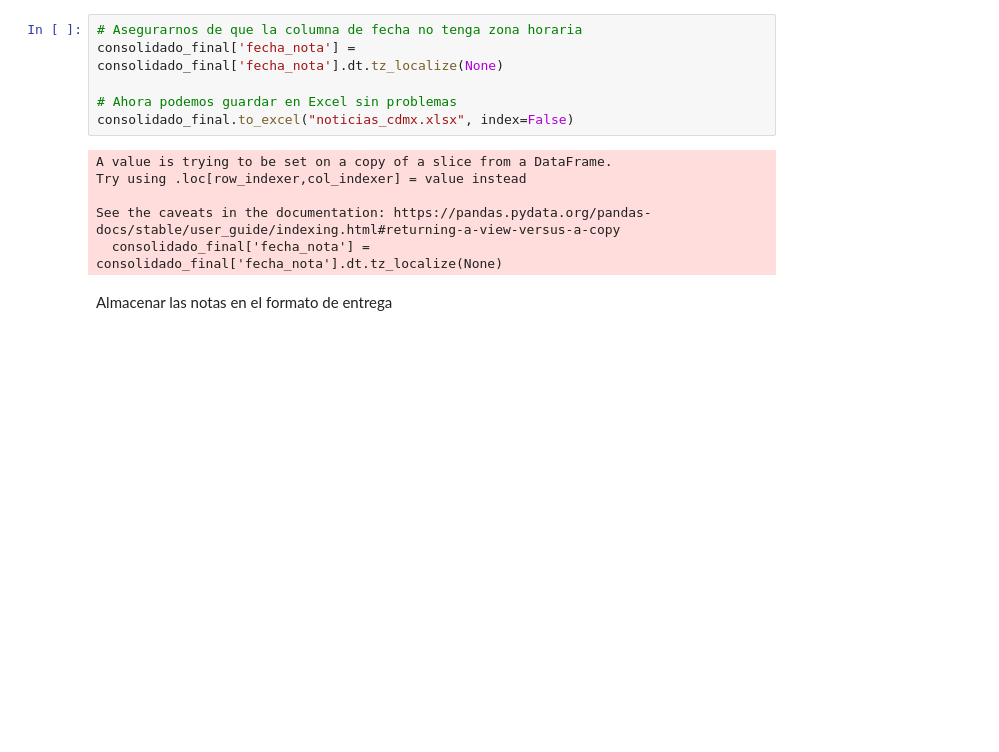
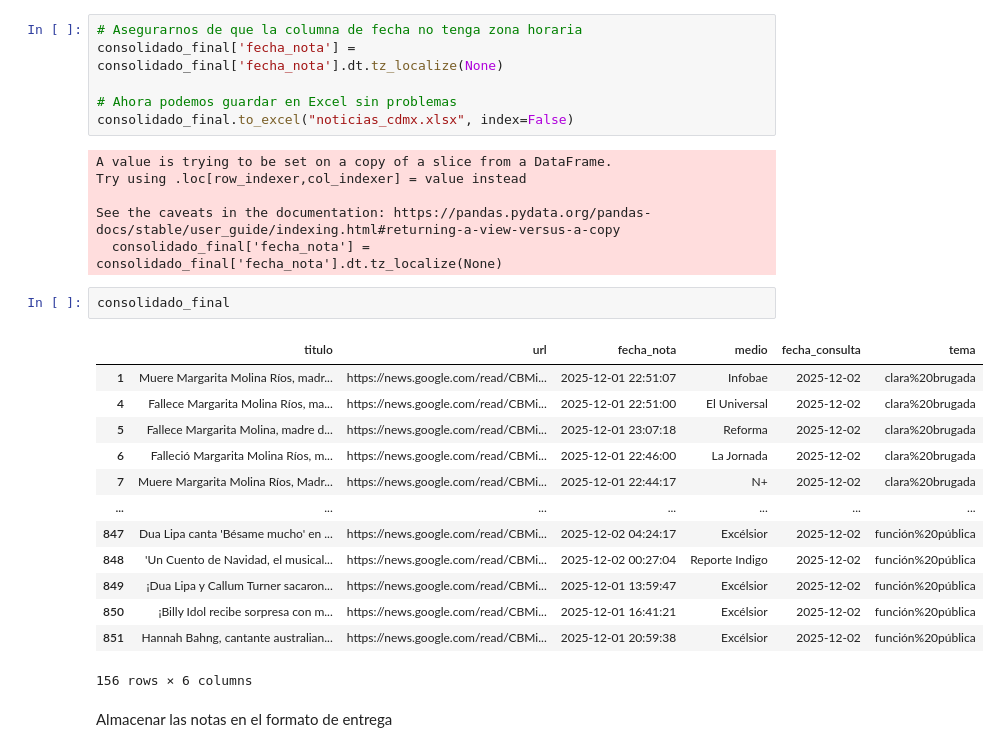
Before and after one commit to cpyp-ipdp/notas, a Jupyter notebook: seg_notas_medios_v2.ipynb, the cells around one changed output. Drawn from its saved outputs; the diff is of its cells as text; blank space fills up the shorter version.

Commit message:
Se modifican identificadores donde se ubican las notas

```diff
--- a/seg_notas_medios_v2.ipynb
+++ b/seg_notas_medios_v2.ipynb
@@ -211,6 +274,22 @@ Try using .loc[row_indexer,col_indexer] = value instead
 
 See the caveats in the documentation: https://pandas.pydata.org/pandas-docs/stable/user_guide/indexing.html#returning-a-view-versus-a-copy
   consolidado_final['fecha_nota'] = consolidado_final['fecha_nota'].dt.tz_localize(None)
+# %%
+consolidado_final
+# %% [output]
+|  | titulo | url | fecha_nota | medio | fecha_consulta | tema |
+| 1 | Muere Margarita Molina Ríos, madr... | https://news.google.com/read/CBMi... | 2025-12-01 22:51:07 | Infobae | 2025-12-02 | clara%20brugada |
+| 4 | Fallece Margarita Molina Ríos, ma... | https://news.google.com/read/CBMi... | 2025-12-01 22:51:00 | El Universal | 2025-12-02 | clara%20brugada |
+| 5 | Fallece Margarita Molina, madre d... | https://news.google.com/read/CBMi... | 2025-12-01 23:07:18 | Reforma | 2025-12-02 | clara%20brugada |
+| 6 | Falleció Margarita Molina Ríos, m... | https://news.google.com/read/CBMi... | 2025-12-01 22:46:00 | La Jornada | 2025-12-02 | clara%20brugada |
+| 7 | Muere Margarita Molina Ríos, Madr... | https://news.google.com/read/CBMi... | 2025-12-01 22:44:17 | N+ | 2025-12-02 | clara%20brugada |
+| ... | ... | ... | ... | ... | ... | ... |
+| 847 | Dua Lipa canta 'Bésame mucho' en ... | https://news.google.com/read/CBMi... | 2025-12-02 04:24:17 | Excélsior | 2025-12-02 | función%20pública |
+| 848 | 'Un Cuento de Navidad, el musical... | https://news.google.com/read/CBMi... | 2025-12-02 00:27:04 | Reporte Indigo | 2025-12-02 | función%20pública |
+| 849 | ¡Dua Lipa y Callum Turner sacaron... | https://news.google.com/read/CBMi... | 2025-12-01 13:59:47 | Excélsior | 2025-12-02 | función%20pública |
+| 850 | ¡Billy Idol recibe sorpresa con m... | https://news.google.com/read/CBMi... | 2025-12-01 16:41:21 | Excélsior | 2025-12-02 | función%20pública |
+| 851 | Hannah Bahng, cantante australian... | https://news.google.com/read/CBMi... | 2025-12-01 20:59:38 | Excélsior | 2025-12-02 | función%20pública |
+156 rows × 6 columns
 # %% [markdown]
 Almacenar las notas en el formato de entrega
 # %%
```
Also changed, not shown: parts of 5 cells of this notebook.
